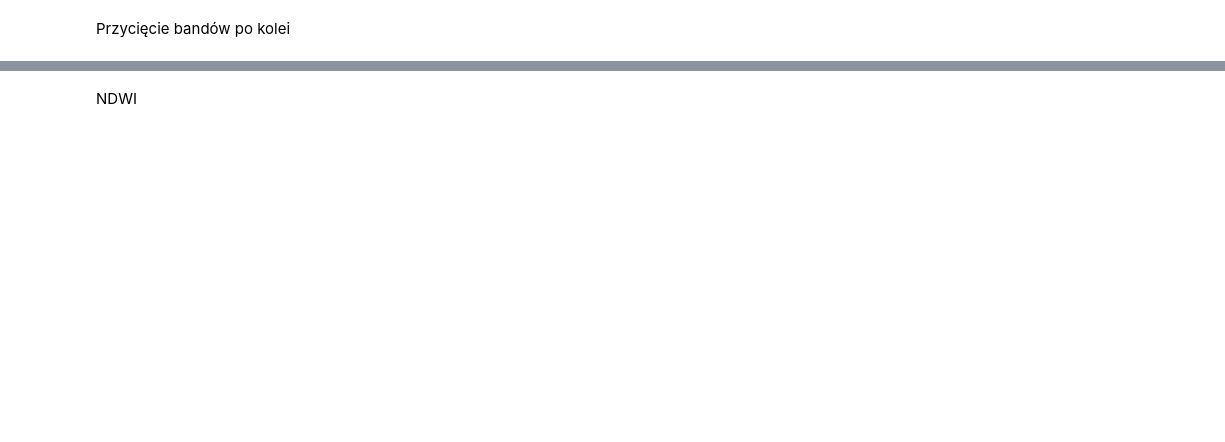
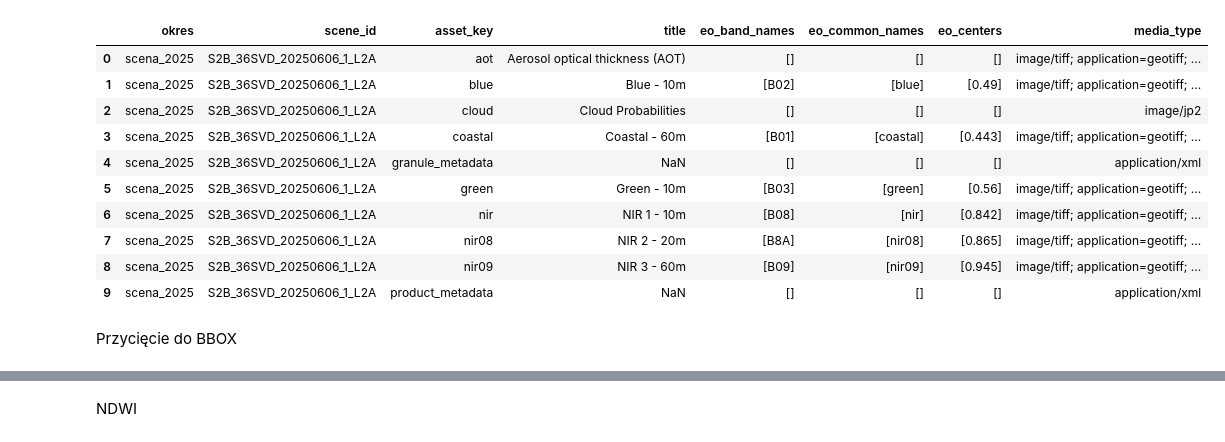
Before and after one commit to eskwarczek/SG_toolbox, a Jupyter notebook: projekt2_woda_Zuza.ipynb, the cells around one changed output, grey strips where cells are left out. Drawn from its saved outputs; the diff is of its cells as text; code cells hidden in the pictures; blank space fills up the shorter version.

```diff
--- a/projekt2_woda_Zuza.ipynb
+++ b/projekt2_woda_Zuza.ipynb
@@ -23 +78,31 @@ max_cloud_cover = 5
+# %%
+# tworzenie zbiorczego DataFrame
+assets_df = pd.DataFrame(all_assets_rows)
+
+# wyświetlenie odfiltrowanych, najważniejszych kolumn (dodana kolumna 'okres' i 'scene_id')
+display_cols = [
+    "okres",
+    "scene_id",
+    "asset_key",
+    "title",
+    "eo_band_names",
+    "eo_common_names",
+    "eo_centers",
+    "media_type",
+]
+
+assets_df_filtered = assets_df[display_cols]
+assets_df_filtered.head(10)
+# %% [output]
+|  | okres | scene_id | asset_key | title | eo_band_names | eo_common_names | eo_centers | media_type |
+| 0 | scena_2025 | S2B_36SVD_20250606_1_L2A | aot | Aerosol optical thickness (AOT) | [] | [] | [] | image/tiff; application=geotiff; ... |
+| 1 | scena_2025 | S2B_36SVD_20250606_1_L2A | blue | Blue - 10m | [B02] | [blue] | [0.49] | image/tiff; application=geotiff; ... |
+| 2 | scena_2025 | S2B_36SVD_20250606_1_L2A | cloud | Cloud Probabilities | [] | [] | [] | image/jp2 |
+| 3 | scena_2025 | S2B_36SVD_20250606_1_L2A | coastal | Coastal - 60m | [B01] | [coastal] | [0.443] | image/tiff; application=geotiff; ... |
+| 4 | scena_2025 | S2B_36SVD_20250606_1_L2A | granule_metadata | NaN | [] | [] | [] | application/xml |
+| 5 | scena_2025 | S2B_36SVD_20250606_1_L2A | green | Green - 10m | [B03] | [green] | [0.56] | image/tiff; application=geotiff; ... |
+| 6 | scena_2025 | S2B_36SVD_20250606_1_L2A | nir | NIR 1 - 10m | [B08] | [nir] | [0.842] | image/tiff; application=geotiff; ... |
+| 7 | scena_2025 | S2B_36SVD_20250606_1_L2A | nir08 | NIR 2 - 20m | [B8A] | [nir08] | [0.865] | image/tiff; application=geotiff; ... |
+| 8 | scena_2025 | S2B_36SVD_20250606_1_L2A | nir09 | NIR 3 - 60m | [B09] | [nir09] | [0.945] | image/tiff; application=geotiff; ... |
+| 9 | scena_2025 | S2B_36SVD_20250606_1_L2A | product_metadata | NaN | [] | [] | [] | application/xml |
 # %%
@@ -52,5 +134,5 @@ raster_new = rc_new[0]["Raster"]
-# %% [markdown]
-Przycięcie bandów po kolei
+# %% [markdown]
+Przycięcie do BBOX
 # %%
 sr_wgs84 = arcpy.SpatialReference(4326)
 sr_raster = raster_old.spatialReference
```
Also changed, not shown: parts of 31 cells of this notebook.
